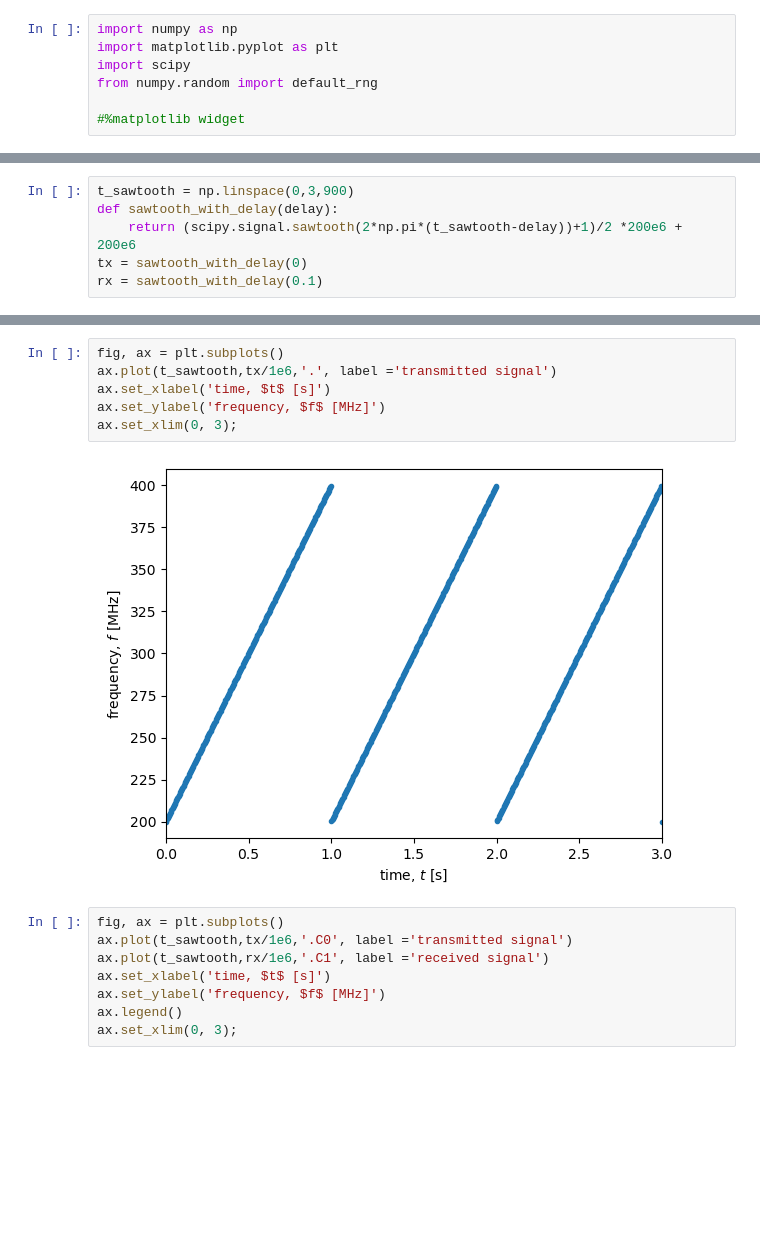
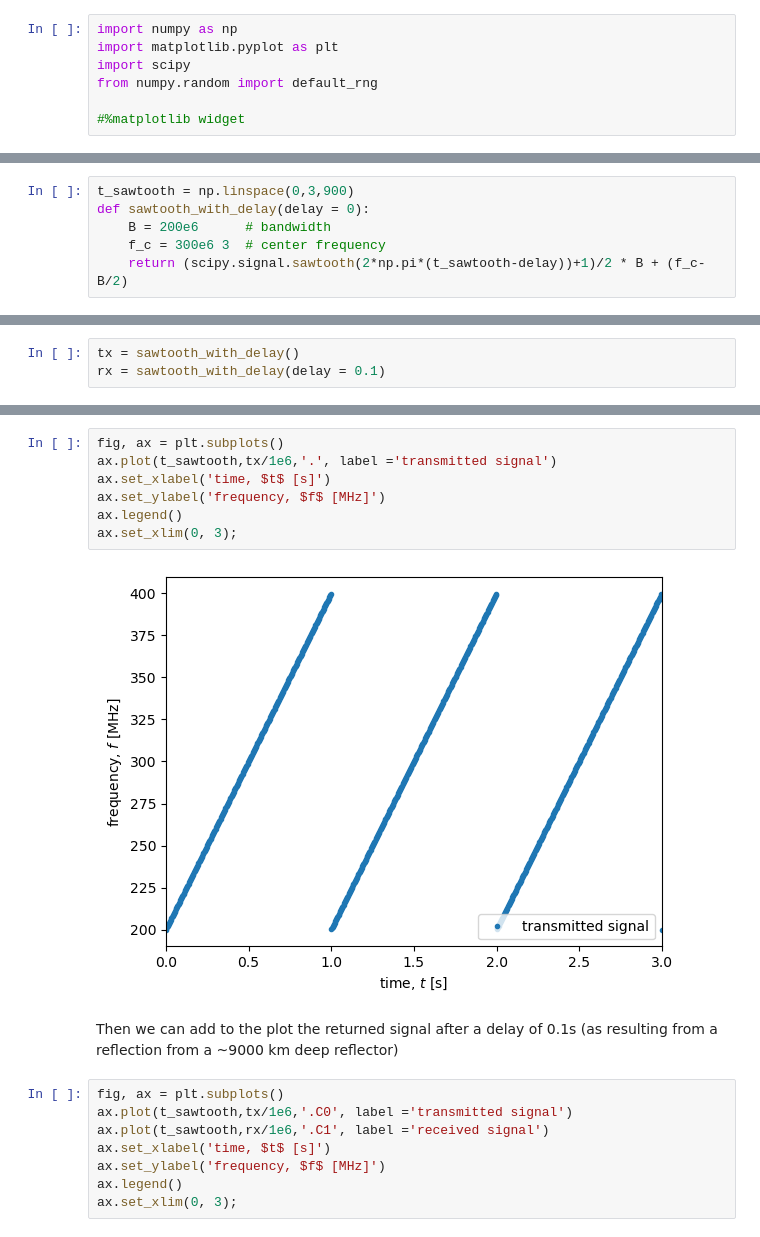
Before and after one commit to ldeo-glaciology/glaciology-intro-book, a Jupyter notebook: _sources/sections/radar/apres/chirps.ipynb, the cells around one changed output, grey strips where cells are left out. Drawn from its saved outputs; the diff is of its cells as text; blank space fills up the shorter version.

```diff
--- a/_sources/sections/radar/apres/chirps.ipynb
+++ b/_sources/sections/radar/apres/chirps.ipynb
@@ -15,6 +17,6 @@ from numpy.random import default_rng
 # %%
 t_sawtooth = np.linspace(0,3,900)
-def sawtooth_with_delay(delay):
-    return (scipy.signal.sawtooth(2*np.pi*(t_sawtooth-delay))+1)/2 *200e6 + 200e6
-tx = sawtooth_with_delay(0)
-rx = sawtooth_with_delay(0.1)
+def sawtooth_with_delay(delay = 0):
+    B = 200e6      # bandwidth
+    f_c = 300e6 3  # center frequency
+    return (scipy.signal.sawtooth(2*np.pi*(t_sawtooth-delay))+1)/2 * B + (f_c-B/2)
@@ -20,0 +25,3 @@ rx = sawtooth_with_delay(0.1)
+# %%
+tx = sawtooth_with_delay()
+rx = sawtooth_with_delay(delay = 0.1)
@@ -21,11 +56,14 @@ rx = sawtooth_with_delay(0.1)
 # %%
 fig, ax = plt.subplots()
 ax.plot(t_sawtooth,tx/1e6,'.', label ='transmitted signal')
 ax.set_xlabel('time, $t$ [s]')
 ax.set_ylabel('frequency, $f$ [MHz]')
+ax.legend()
 ax.set_xlim(0, 3);
 # %% [output]
-[figure, old version]
+[figure, new version]
+# %% [markdown]
+Then we can add to the plot the returned signal after a delay of 0.1s (as resulting from a reflection from a ~9000 km deep reflector)
 # %%
 fig, ax = plt.subplots()
 ax.plot(t_sawtooth,tx/1e6,'.C0', label ='transmitted signal')
```
Also changed, not shown: parts of 9 cells of this notebook, 16 other files.
